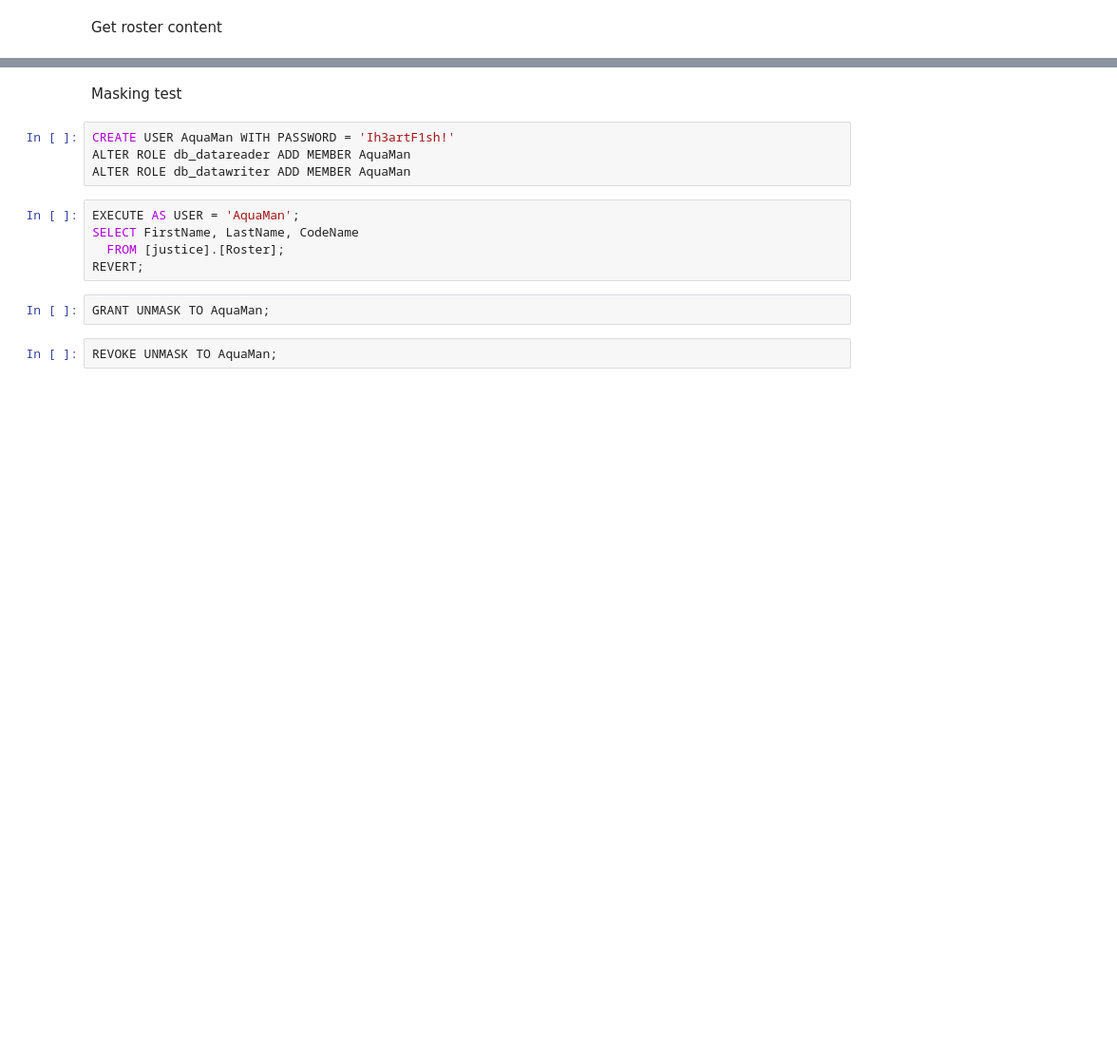
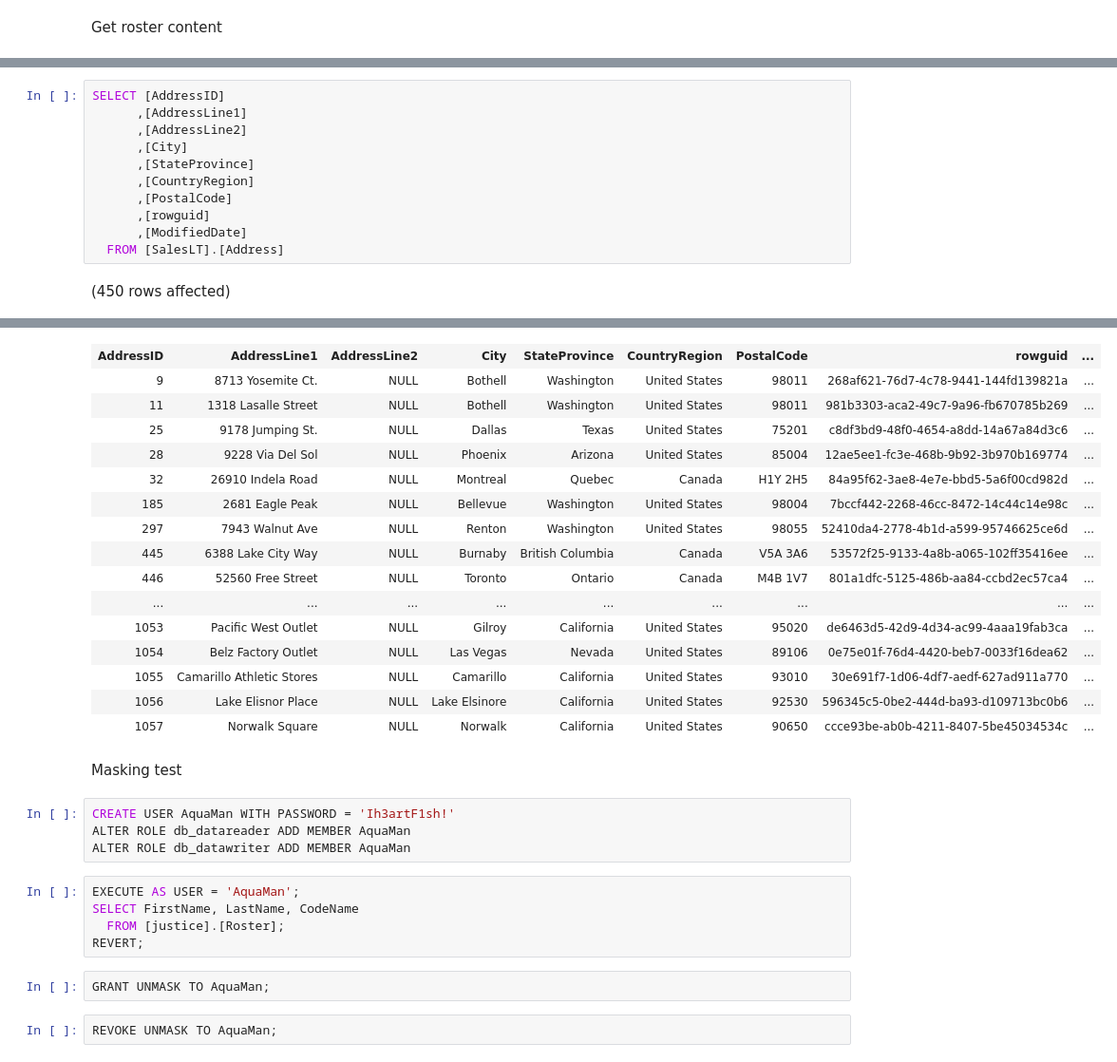
Before and after one commit to EricvanOs/AzureDataStudio, a Jupyter notebook: Notebooks/SQLDemo.ipynb, the cells around one changed output, grey strips where cells are left out. Shown at 95% size. Saved outputs shown, nothing was run; the diff lists cells and outputs as text; blank space fills up the shorter version.

```diff
--- a/Notebooks/SQLDemo.ipynb
+++ b/Notebooks/SQLDemo.ipynb
@@ -30,0 +26,13 @@ Total execution time: 00:00:00.003
+# %%
+SELECT [AddressID]
+      ,[AddressLine1]
+      ,[AddressLine2]
+      ,[City]
+      ,[StateProvince]
+      ,[CountryRegion]
+      ,[PostalCode]
+      ,[rowguid]
+      ,[ModifiedDate]
+  FROM [SalesLT].[Address]
+# %% [output]
+(450 rows affected)
@@ -31,3 +40,19 @@ Total execution time: 00:00:00.003
+| AddressID | AddressLine1 | AddressLine2 | City | StateProvince | CountryRegion | PostalCode | rowguid | ... |
+| 9 | 8713 Yosemite Ct. | NULL | Bothell | Washington | United States | 98011 | 268af621-76d7-4c78-9441-144fd139821a | ... |
+| 11 | 1318 Lasalle Street | NULL | Bothell | Washington | United States | 98011 | 981b3303-aca2-49c7-9a96-fb670785b269 | ... |
+| 25 | 9178 Jumping St. | NULL | Dallas | Texas | United States | 75201 | c8df3bd9-48f0-4654-a8dd-14a67a84d3c6 | ... |
+| 28 | 9228 Via Del Sol | NULL | Phoenix | Arizona | United States | 85004 | 12ae5ee1-fc3e-468b-9b92-3b970b169774 | ... |
+| 32 | 26910 Indela Road | NULL | Montreal | Quebec | Canada | H1Y 2H5 | 84a95f62-3ae8-4e7e-bbd5-5a6f00cd982d | ... |
+| 185 | 2681 Eagle Peak | NULL | Bellevue | Washington | United States | 98004 | 7bccf442-2268-46cc-8472-14c44c14e98c | ... |
+| 297 | 7943 Walnut Ave | NULL | Renton | Washington | United States | 98055 | 52410da4-2778-4b1d-a599-95746625ce6d | ... |
+| 445 | 6388 Lake City Way | NULL | Burnaby | British Columbia | Canada | V5A 3A6 | 53572f25-9133-4a8b-a065-102ff35416ee | ... |
+| 446 | 52560 Free Street | NULL | Toronto | Ontario | Canada | M4B 1V7 | 801a1dfc-5125-486b-aa84-ccbd2ec57ca4 | ... |
+| ... | ... | ... | ... | ... | ... | ... | ... | ... |
+| 1053 | Pacific West Outlet | NULL | Gilroy | California | United States | 95020 | de6463d5-42d9-4d34-ac99-4aaa19fab3ca | ... |
+| 1054 | Belz Factory Outlet | NULL | Las Vegas | Nevada | United States | 89106 | 0e75e01f-76d4-4420-beb7-0033f16dea62 | ... |
+| 1055 | Camarillo Athletic Stores | NULL | Camarillo | California | United States | 93010 | 30e691f7-1d06-4df7-aedf-627ad911a770 | ... |
+| 1056 | Lake Elisnor Place | NULL | Lake Elsinore | California | United States | 92530 | 596345c5-0be2-444d-ba93-d109713bc0b6 | ... |
+| 1057 | Norwalk Square | NULL | Norwalk | California | United States | 90650 | ccce93be-ab0b-4211-8407-5be45034534c | ... |
 # %% [markdown]
 Masking test
 # %%
```
Also changed, not shown: parts of 5 cells of this notebook.
